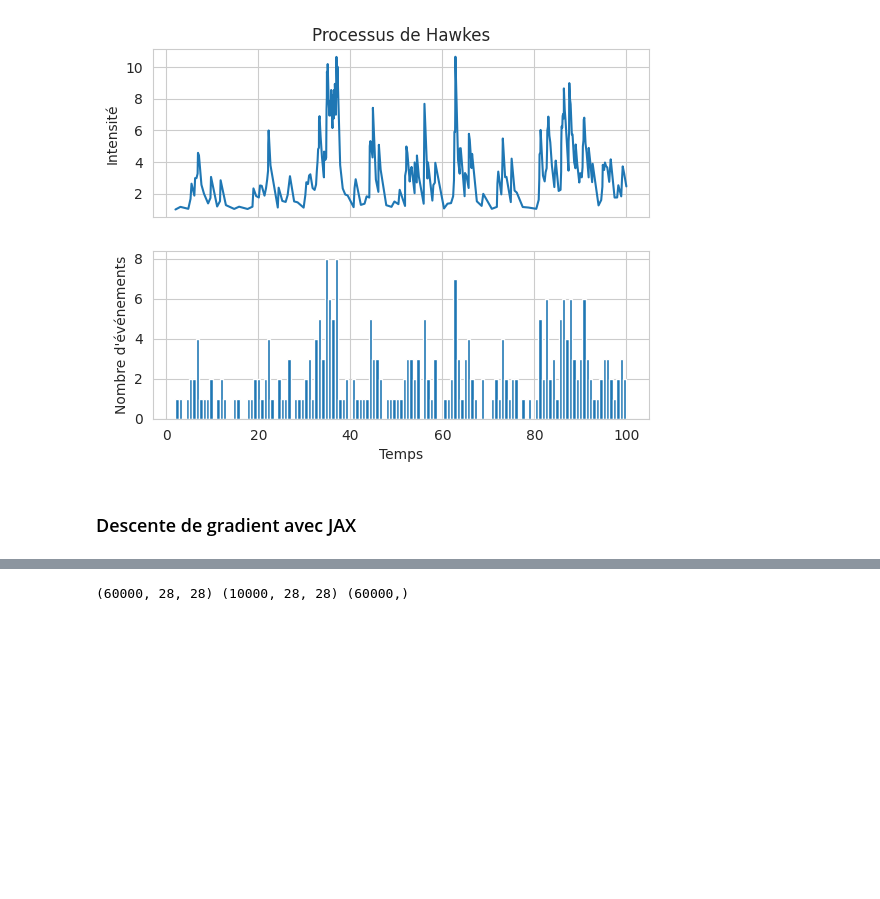
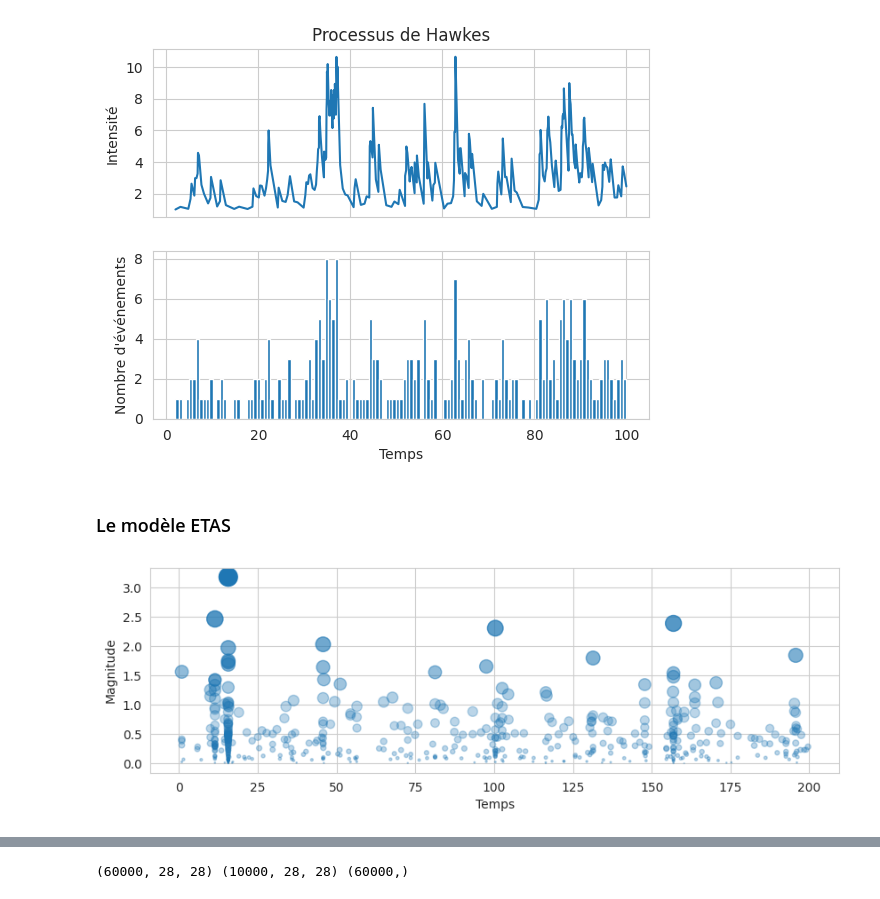
Before and after one commit to alphonsepaix/recast, a Jupyter notebook: notebooks/figures.ipynb, the cells around one changed output, grey strips where cells are left out. Cells and saved outputs as stored; diff of their text form; code cells hidden in the pictures; blank space fills up the shorter version.

```diff
--- a/notebooks/figures.ipynb
+++ b/notebooks/figures.ipynb
@@ -298,5 +309,17 @@ axes[1].set_xlabel('Temps')
 plt.savefig('../images/hawkes.png', bbox_inches='tight', transparent=True)
 # %% [output]
 [figure]
-# %% [markdown]
-### Descente de gradient avec JAX
+# %% [markdown]
+### Le modèle ETAS
+# %%
+seq = etas(t_end=200)
+frame = to_frame(seq)
+fig, ax = plt.subplots(figsize=(10, 3))
+ax.scatter(frame.time, frame.magnitude, s=frame.magnitude * 70,
+                alpha=np.maximum(.3, frame.magnitude / frame.magnitude.max()))
+plt.xlabel('Temps')
+plt.ylabel('Magnitude')
+plt.savefig('../images/etas_mag.png', bbox_inches='tight', dpi=150)
+plt.show()
+# %% [output]
+[figure, added]
```
Also changed, not shown: parts of 93 cells of this notebook, 10 other files.
